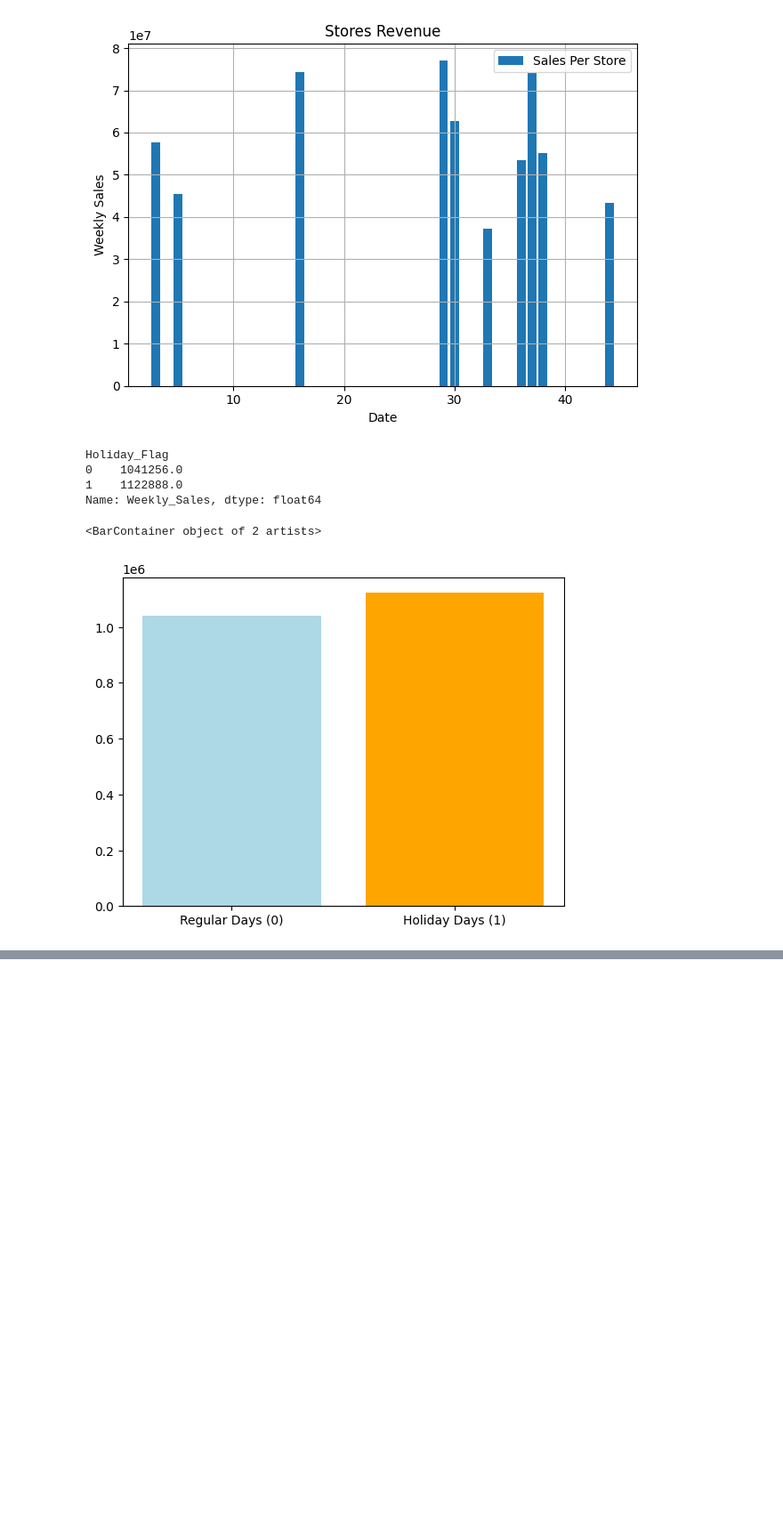
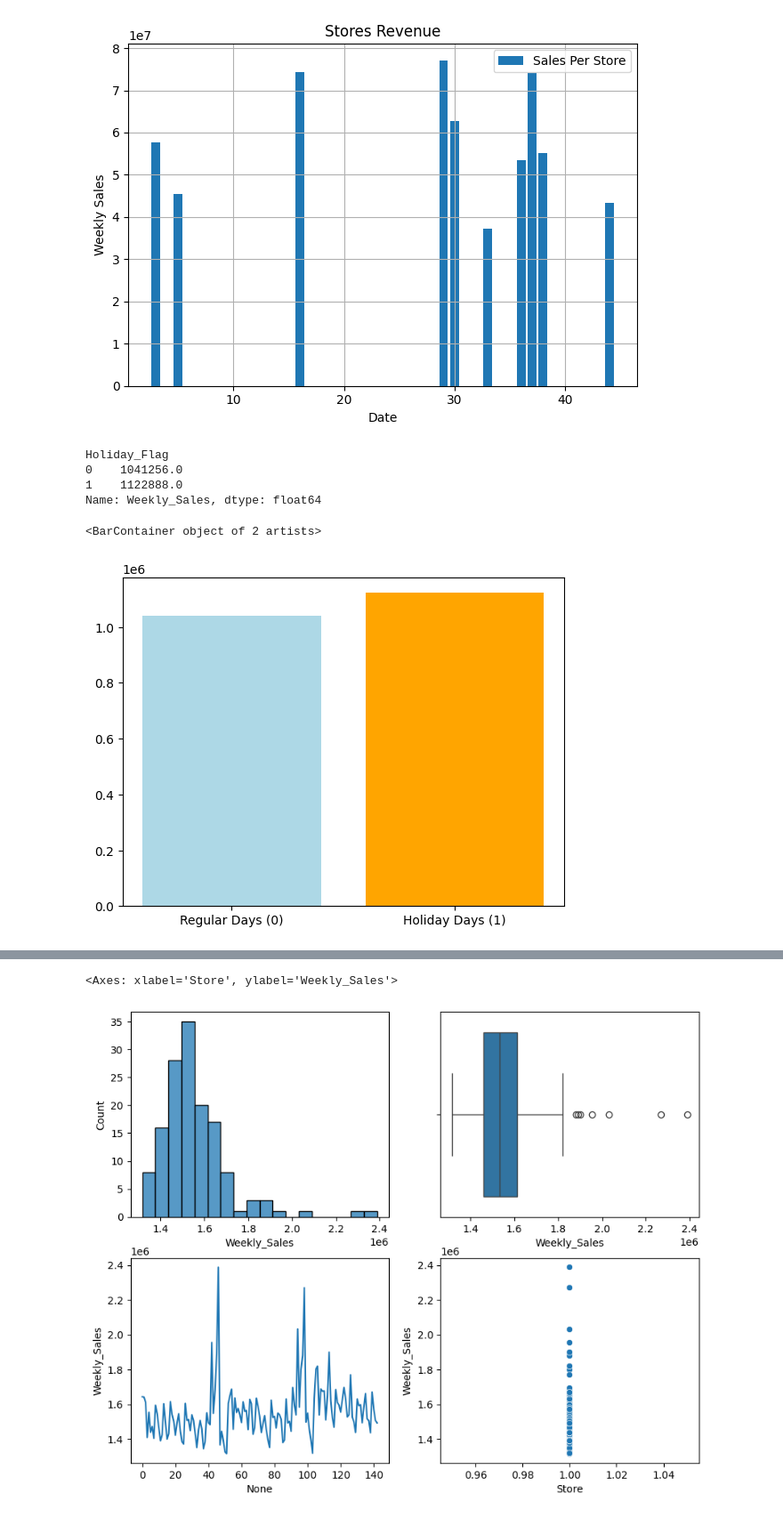
Before and after one commit to Siyalkamble/35-ml-projects, a Jupyter notebook: project 6 Data Visualizer (Matplotlib)/Data Visualizer (Matplotlib).ipynb, the cells around one changed output, grey strips where cells are left out. Shown at 89% size. Drawn from its saved outputs; the diff is of its cells as text; code cells hidden in the pictures; blank space fills up the shorter version.

```diff
--- a/project 6 Data Visualizer (Matplotlib)/Data Visualizer (Matplotlib).ipynb
+++ b/project 6 Data Visualizer (Matplotlib)/Data Visualizer (Matplotlib).ipynb
@@ -180,0 +200,11 @@ plt.grid(True)
+# %%
+
+fig, axes = plt.subplots(2, 2, figsize=(10, 8))
+
+sns.histplot(store1["Weekly_Sales"], ax=axes[0, 0])
+sns.boxplot(x=store1["Weekly_Sales"], ax=axes[0, 1])
+sns.lineplot(x=store1.index, y=store1["Weekly_Sales"], ax=axes[1, 0])
+sns.scatterplot(x=store1["Store"], y=store1["Weekly_Sales"], ax=axes[1, 1])
+# %% [output]
+<Axes: xlabel='Store', ylabel='Weekly_Sales'>
+[figure, added]
```
Also changed, not shown: parts of 6 cells of this notebook, 1 other file.
